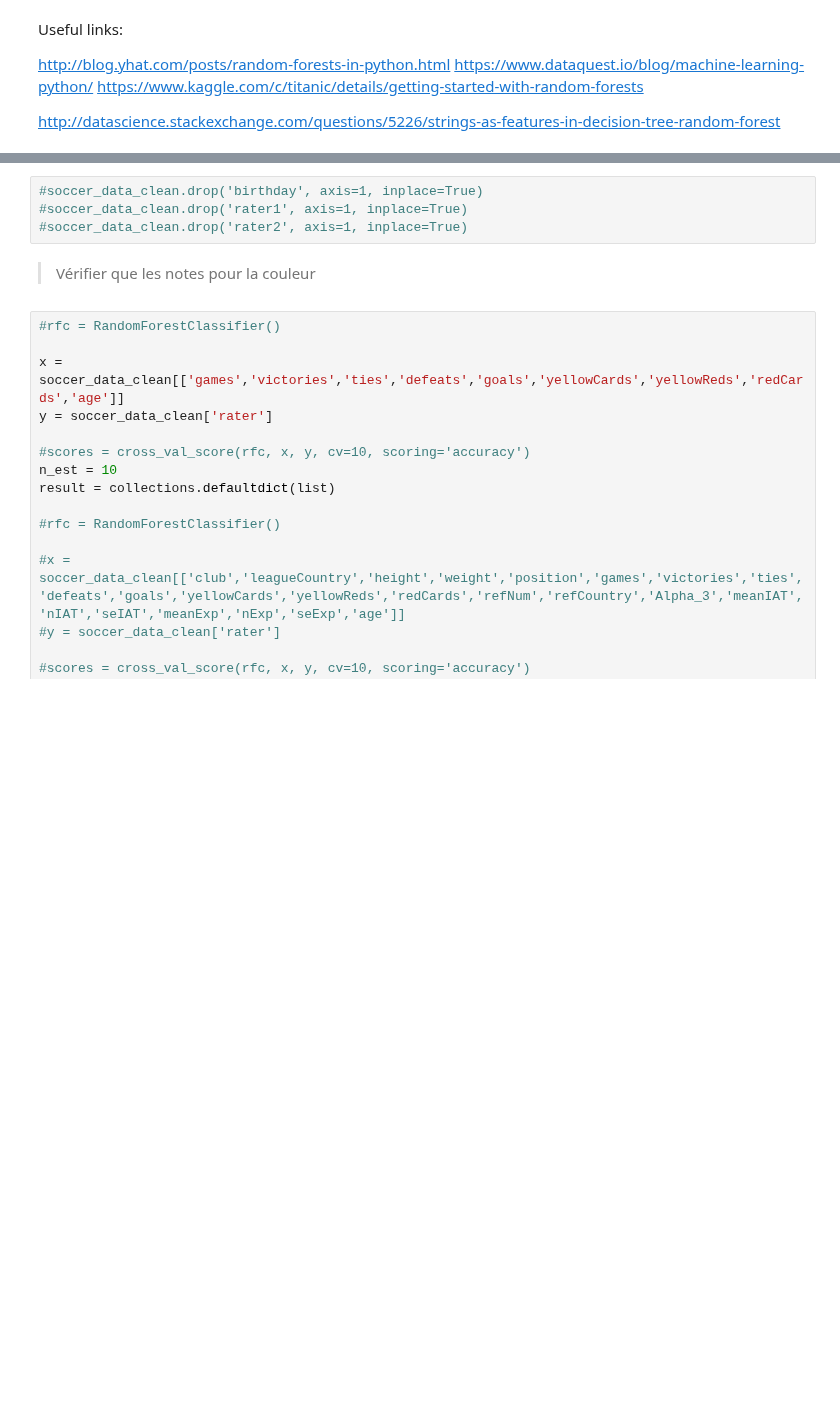
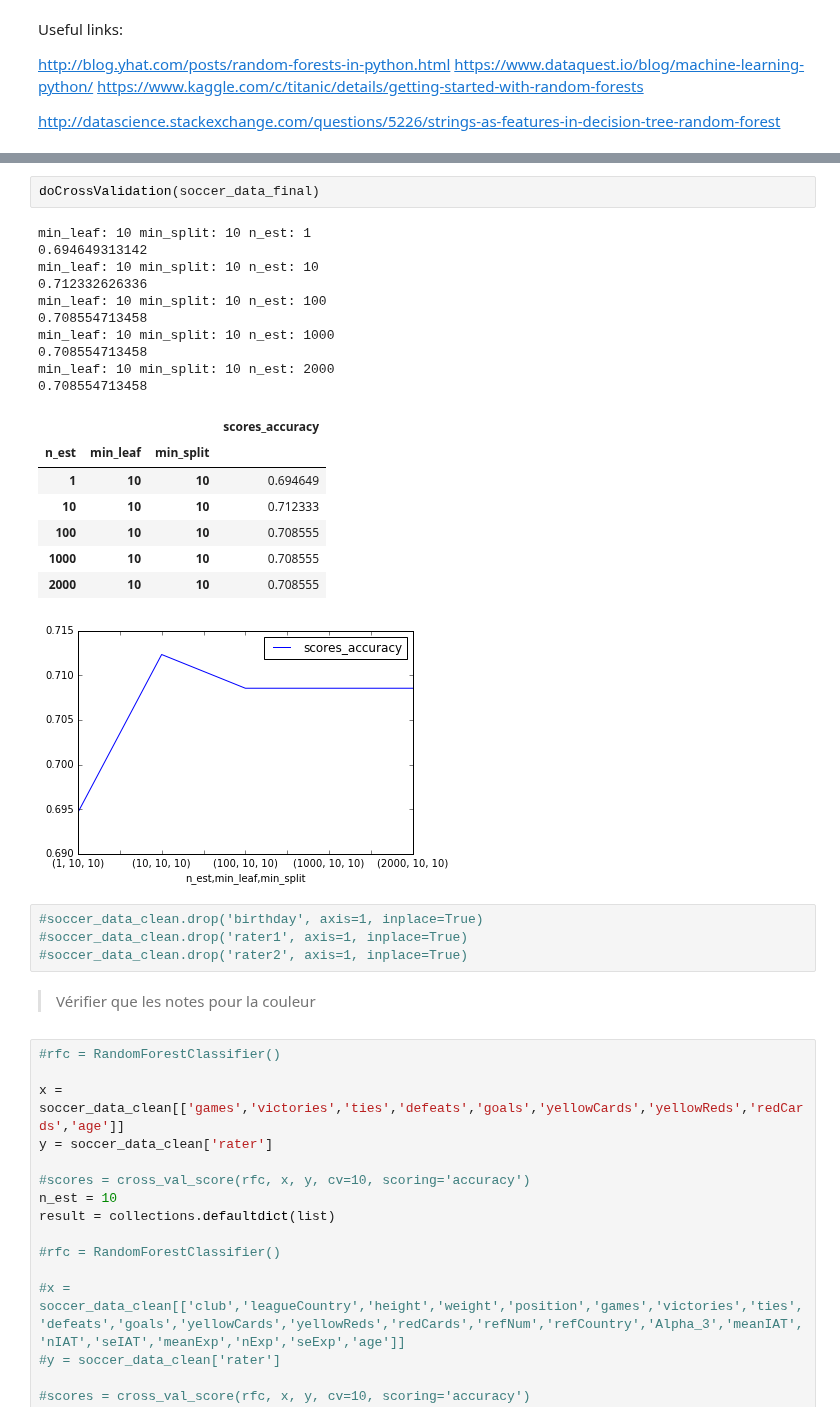
Before and after one commit to antitoine/ADAEPFL-Homework, a Jupyter notebook: 04 - Applied ML/Solutions.ipynb, the cells around one changed output, grey strips where cells are left out. Drawn from its saved outputs; the diff is of its cells as text; blank space fills up the shorter version.

```diff
--- a/04 - Applied ML/Solutions.ipynb
+++ b/04 - Applied ML/Solutions.ipynb
@@ -229,3 +471,24 @@ http://datascience.stackexchange.com/questions/5226/strings-as-features-in-decis
+# %%
+doCrossValidation(soccer_data_final)
+# %% [output]
+min_leaf: 10 min_split: 10 n_est: 1
+0.694649313142
+min_leaf: 10 min_split: 10 n_est: 10
+0.712332626336
+min_leaf: 10 min_split: 10 n_est: 100
+0.708554713458
+min_leaf: 10 min_split: 10 n_est: 1000
+0.708554713458
+min_leaf: 10 min_split: 10 n_est: 2000
+0.708554713458
+|  |  |  | scores_accuracy |
+| n_est | min_leaf | min_split |  |
+| 1 | 10 | 10 | 0.694649 |
+| 10 | 10 | 10 | 0.712333 |
+| 100 | 10 | 10 | 0.708555 |
+| 1000 | 10 | 10 | 0.708555 |
+| 2000 | 10 | 10 | 0.708555 |
+[figure, added]
 # %%
 #soccer_data_clean.drop('birthday', axis=1, inplace=True)
 #soccer_data_clean.drop('rater1', axis=1, inplace=True)
```
Also changed, not shown: parts of 23 cells of this notebook.
